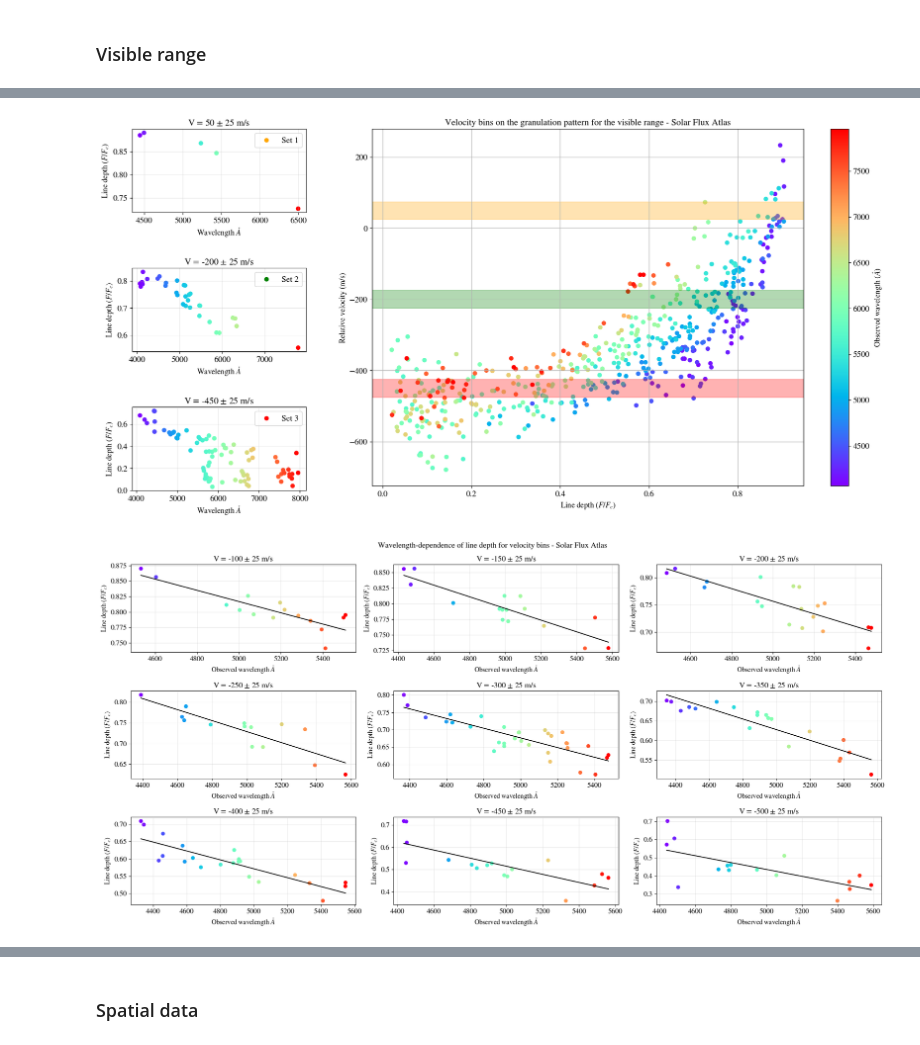
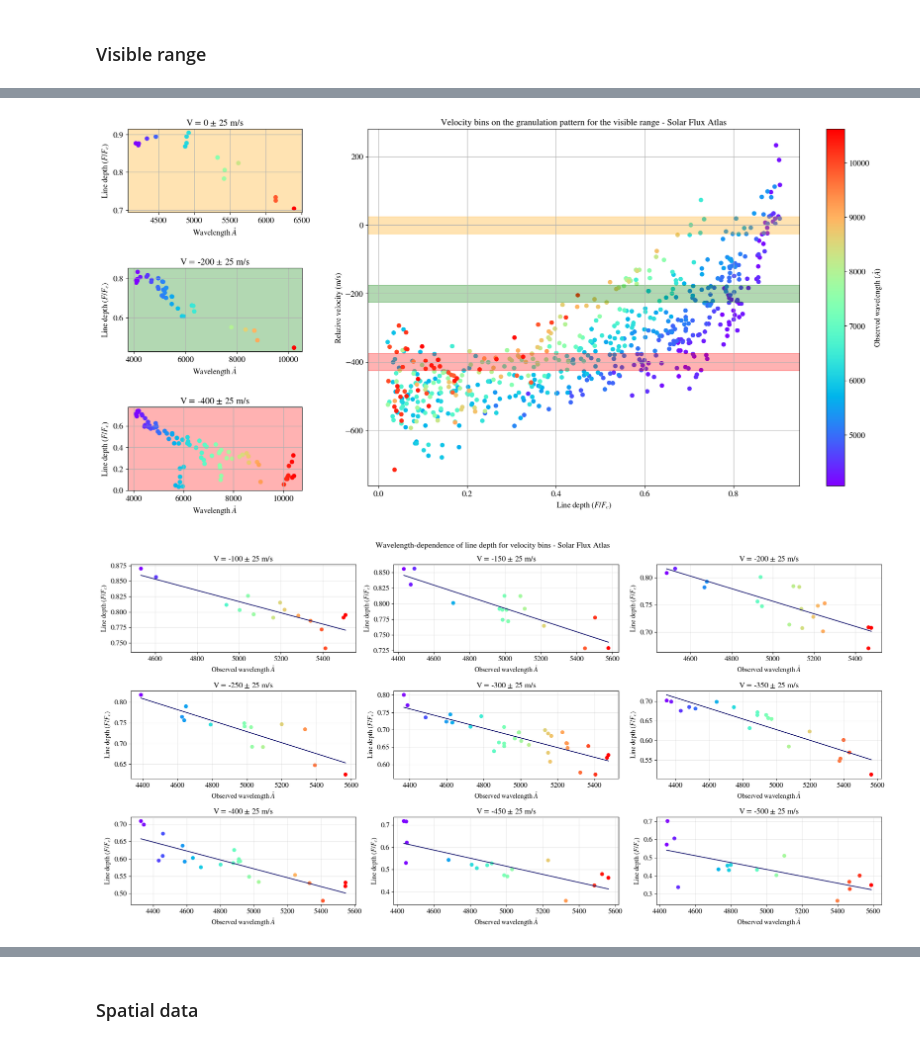
Before and after one commit to ccuellarn/Measurement-and-Characterization-of-Granulation-Patterns-in-the-IAG-Solar-Flux-Spectrum, a Jupyter notebook: Project/Characterization/Third signature/Velocity dependence.ipynb, the cells around one changed output, grey strips where cells are left out. Cells and saved outputs as stored; diff of their text form; code cells hidden in the pictures.

```diff
--- a/Project/Characterization/Third signature/Velocity dependence.ipynb
+++ b/Project/Characterization/Third signature/Velocity dependence.ipynb
@@ -18,9 +18,9 @@ params = {
         'font.size': 12,
         'axes.labelsize': 12,
         'axes.titlesize': 14,
-        'legend.fontsize': 13,
-        'xtick.labelsize': 13,
-        'ytick.labelsize': 13,
+        'legend.fontsize': 12,
+        'xtick.labelsize': 12,
+        'ytick.labelsize': 12,
         'mathtext.fontset': 'stix',
         'text.usetex': False,
         'figure.figsize': (6.4, 4.8),
@@ -31,9 +31,9 @@ params = {
 plt.rcParams.update(params)
 # %%
 #Lines from the excel files
-VIS_data = pd.read_excel(r"C:\Users\clauw\Documents\Programming\Final-Project\Project\IAG Solar Flux Atlas\Visible range\Data\valores_VIS.xlsx")
-NIR_data = pd.read_excel(r"C:\Users\clauw\Documents\Programming\Final-Project\Project\IAG Solar Flux Atlas\Infrared range\Data\valores_NIR.xlsx")
-SPA_data = pd.read_excel(r"C:\Users\clauw\Documents\Programming\Final-Project\Project\IAG Spatially Resolved Atlas\values_SPA.xlsx")
+VIS_data = pd.read_excel(r"C:\Users\clauw\Documents\Programming\Final-Project\Project\IAG Solar Flux Atlas\Visible range\Data\Values_VIS.xlsx")
+NIR_data = pd.read_excel(r"C:\Users\clauw\Documents\Programming\Final-Project\Project\IAG Solar Flux Atlas\Infrared range\Data\Values_NIR.xlsx")
+SPA_data = pd.read_excel(r"C:\Users\clauw\Documents\Programming\Final-Project\Project\IAG Spatially Resolved Atlas\Data\Values_SPA.xlsx")
 ALL_data = pd.concat([VIS_data,NIR_data],axis=0).drop_duplicates('Observed wavelength',keep='first').reset_index(drop=True) #Dont take repeated values when concatenate
 
 #colors for the plot
@@ -144,82 +138,83 @@ plt.show()
 # %%
 #Graph with the velocity bins remarked
 fig, ax = plt.subplots(figsize=(15, 10))
-scatter = ax.scatter(1-VIS_data['Flux'],VIS_data['Velocity'],c=VIS_data["Observed wavelength"],cmap='rainbow',lw=1,marker='o')
+scatter = ax.scatter(VIS_data['Line Depth'],VIS_data['Velocity'],c=VIS_data["Observed wavelength"],cmap='rainbow',lw=1,marker='o')
 
 cbar = plt.colorbar(scatter, ax=ax)
-cbar.set_label(r'Observed wavelength $(\mathring{A})$', fontsize=12)
+cbar.set_label(r'Observed wavelength $(\mathring{A})$')
 
 ax.set_title('Velocity bins on the granulation pattern for the visible range - Solar Flux Atlas',fontsize=14)
-ax.set_xlabel(r'Line depth $(F/F_{c})$',fontsize=12)
-ax.set_ylabel(r'Relative velocity (m/s)',fontsize=12)
+ax.set_xlabel(r'Line depth $(F/F_{c})$')
+ax.set_ylabel(r'Relative velocity (m/s)')
 ax.grid()
 
 #Big figure with velocity bins
 from mpl_toolkits.axes_grid1.inset_locator import inset_axes, mark_inset
 
 # Position and size [left, bottom, width, height]
 ax_inseti = fig.add_axes([-0.22, 0.7, 0.25, 0.18])
 ax_insetj = fig.add_axes([-0.22, 0.4, 0.25, 0.18])
 ax_insetk = fig.add_axes([-0.22, 0.1, 0.25, 0.18])
 
 # Graph the zoom
-i=0
-ax_inseti.scatter(velocity_VIS[i]['Observed wavelength'],1-velocity_VIS[i]['Flux'],c=velocity_VIS[i]["Observed wavelength"],cmap='rainbow')
-ax_inseti.scatter([],[], c='orange', label='Set 1')
+i=1
+ax_inseti.scatter(velocity_VIS[i]['Observed wavelength'],velocity_VIS[i]['Line Depth'],c=velocity_VIS[i]["Observed wavelength"],cmap='rainbow')
 ax_inseti.set_title(f'V = {markers[i]} $\pm$ 25 m/s')
-ax_inseti.grid(True, alpha=0.3)
 ax_inseti.set_xlabel(r'Wavelength $\mathring{A}$')
 ax_inseti.set_ylabel(r'Line depth $(F/F_{c})$')
-ax_inseti.legend()
+ax_inseti.grid()
 
 j=5
-ax_insetj.scatter(velocity_VIS[j]['Observed wavelength'],1-velocity_VIS[j]['Flux'],c=velocity_VIS[j]["Observed wavelength"],cmap='rainbow')
-ax_insetj.scatter([],[], c='green', label='Set 2')
+ax_insetj.scatter(velocity_VIS[j]['Observed wavelength'],velocity_VIS[j]['Line Depth'],c=velocity_VIS[j]["Observed wavelength"],cmap='rainbow')
 ax_insetj.set_title(f'V = {markers[j]} $\pm$ 25 m/s')
 ax_insetj.set_xlabel(r'Wavelength $\mathring{A}$')
 ax_insetj.set_ylabel(r'Line depth $(F/F_{c})$')
-ax_insetj.grid(True, alpha=0.3)
-ax_insetj.legend()
+ax_insetj.grid()
 
-k=10
-ax_insetk.scatter(velocity_VIS[k]['Observed wavelength'],1-velocity_VIS[k]['Flux'],c=velocity_VIS[k]["Observed wavelength"],cmap='rainbow')
-ax_insetk.scatter([],[], c='red', label='Set 3')
+k=9
+ax_insetk.scatter(velocity_VIS[k]['Observed wavelength'],velocity_VIS[k]['Line Depth'],c=velocity_VIS[k]["Observed wavelength"],cmap='rainbow')
 ax_insetk.set_title(f'V = {markers[k]} $\pm$ 25 m/s')
 ax_insetk.set_xlabel(r'Wavelength $\mathring{A}$')
 ax_insetk.set_ylabel(r'Line depth $(F/F_{c})$')
-ax_insetk.grid(True, alpha=0.3)
-ax_insetk.legend()
+ax_insetk.grid()
 
 
 # Marcar la región del zoom en la gráfica principal
 ax.axhspan(markers[i]-25, markers[i]+25, alpha=0.3, color='orange')
 ax.axhspan(markers[j]-25, markers[j]+25, alpha=0.3, color='green')
 ax.axhspan(markers[k]-25, markers[k]+25, alpha=0.3, color='red')
 
+ax_inseti.set_facecolor(color=('orange', 0.3))
+ax_insetj.set_facecolor(color=('green', 0.3))
+ax_insetk.set_facecolor(color=('red', 0.3))
+
 plt.show()
 
-# fig.savefig('Velocity bins VIS_plot.pdf', bbox_inches='tight')
+# fig.savefig('Velocity bins VIS_plot', bbox_inches='tight')
 # %% [output]
-[figure, old version]
+[figure, new version]
 # %%
 #Just select the numerous one and have the range 4300 - 6000 A
 fits_VIS = []
 values_param_VIS = []
 wave_VIS = []
+cov_VIS = []
 
 for i in range(3,12):
     new_data = velocity_VIS[i][velocity_VIS[i]['Observed wavelength'].between(4300,5600, inclusive='neither')]
-    pol = Polynomial.fit(new_data['Observed wavelength'],1-new_data['Flux'], 1)
+    _,cov = np.polyfit(new_data['Observed wavelength'],new_data['Line Depth'], 1,cov=True)
+    pol = Polynomial.fit(new_data['Observed wavelength'],new_data['Line Depth'], 1)
     param = pol.convert().coef
     values_flux = np.linspace(min(new_data['Observed wavelength']), max(new_data['Observed wavelength']), len(new_data['Observed wavelength']))
     flux_fit = poly.polyval(values_flux,param)
 
+    cov_VIS.append(np.sqrt(np.diag(cov)))
     fits_VIS.append([values_flux,flux_fit])
     values_param_VIS.append(pd.DataFrame(param))
     wave_VIS.append(new_data)
 
 values_param_VIS = pd.concat(values_param_VIS,axis=1).T.reset_index(drop=True)
-values_param_VIS.columns = ['A','B']
+values_param_VIS.columns = ['Shift','Slope']
 values_param_VIS = values_param_VIS.set_axis(markers[3:12], axis=0)
 
 #Take just the values that we want
@@ -227,23 +222,23 @@ velocity_VIS_new = velocity_VIS[3:12]
 markers_new = markers[3:12]
 
 fig4, axes = plt.subplots(3, 3, figsize=(20, 10))
-fig4.suptitle('Wavelength-dependence of line depth for velocity bins - Solar Flux Atlas',fontsize=14)
+fig4.suptitle('Wavelength-dependence of line depth for velocity bins - Solar Flux Atlas')
 axes = axes.flatten()
 
 for i, ax in enumerate(axes):
     if i < len(fits_VIS):
 
-        ax.scatter(wave_VIS[i]['Observed wavelength'],1-wave_VIS[i]['Flux'],c=wave_VIS[i]["Observed wavelength"],cmap='rainbow')
-        ax.plot(fits_VIS[i][0],fits_VIS[i][1],color='k')
+        ax.scatter(wave_VIS[i]['Observed wavelength'],wave_VIS[i]['Line Depth'],c=wave_VIS[i]["Observed wavelength"],cmap='rainbow')
+        ax.plot(fits_VIS[i][0],fits_VIS[i][1],color='midnightblue')
         ax.set_title(f'V = {markers_new[i]} $\pm$ 25 m/s')
-        ax.set_ylabel(r'Line depth $(F/F_{c})$',fontsize=12)
-        ax.set_xlabel(r'Observed wavelength $\mathring{A}$',fontsize=12)
+        ax.set_ylabel(r'Line depth $(F/F_{c})$')
+        ax.set_xlabel(r'Observed wavelength $\mathring{A}$')
         ax.grid(True, alpha=0.3)
 
 plt.tight_layout()
 plt.show()
 
-# fig4.savefig('Velocity bins VIS.pdf')
+# fig4.savefig('Velocity bins VIS')
 # %% [output]
-[figure, old version]
+[figure, new version]
 # %%
```
Also changed, not shown: parts of 10 cells of this notebook, 28 other files.
